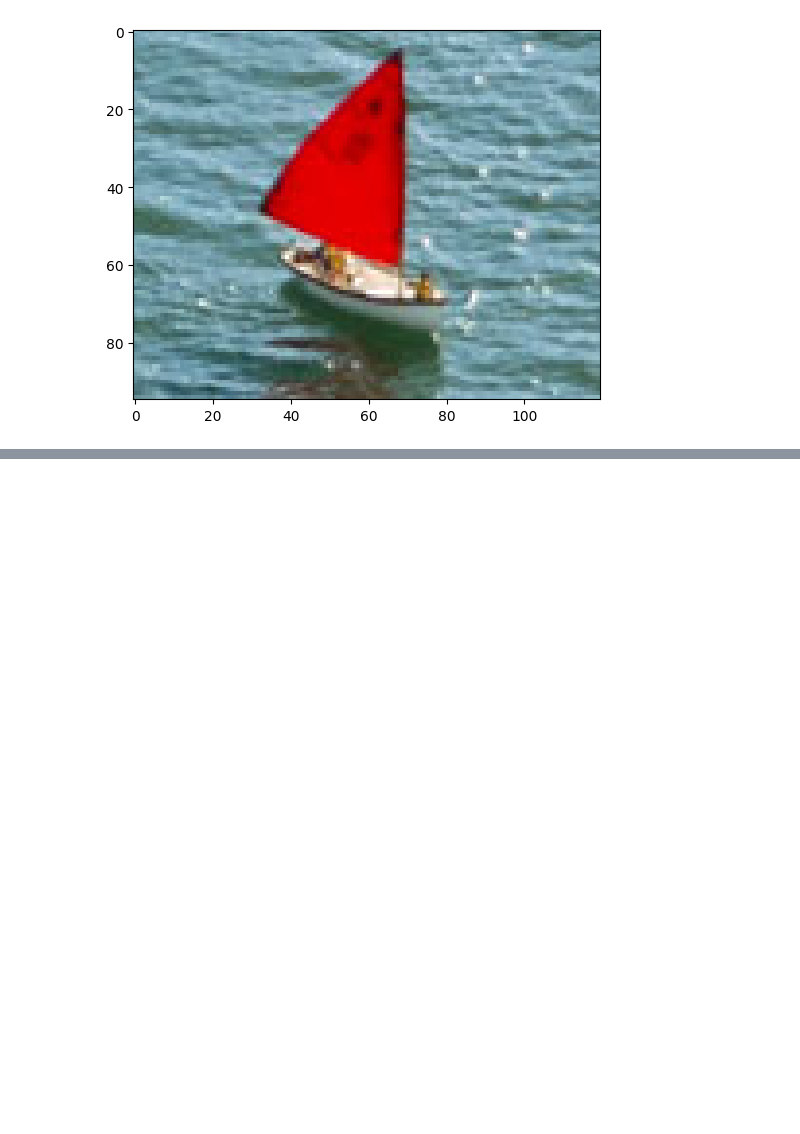
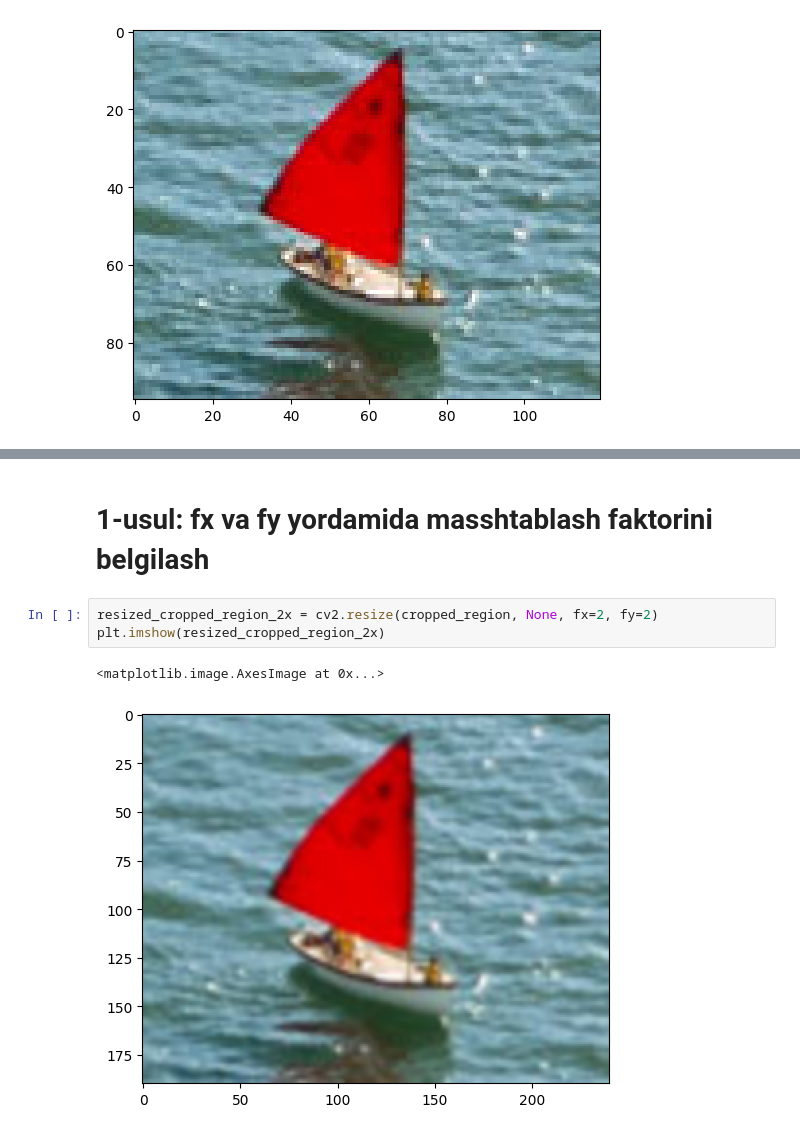
Before and after one commit to iMan0405/Portfolio_DT_vs_AI, a Jupyter notebook: Basic_Image_Manipulations_for_Study.ipynb, the cells around one changed output, grey strips where cells are left out. Saved outputs shown, nothing was run; the diff lists cells and outputs as text; blank space fills up the shorter version.

```diff
--- a/Basic_Image_Manipulations_for_Study.ipynb
+++ b/Basic_Image_Manipulations_for_Study.ipynb
@@ -166,0 +186,8 @@ plt.imshow(cropped_region)
+# %% [markdown]
+# 1-usul: fx va fy yordamida masshtablash faktorini belgilash
+# %%
+resized_cropped_region_2x = cv2.resize(cropped_region, None, fx=2, fy=2)
+plt.imshow(resized_cropped_region_2x)
+# %% [output]
+<matplotlib.image.AxesImage at 0x...>
+[figure, added]
```
Also changed, not shown: parts of 10 cells of this notebook.
